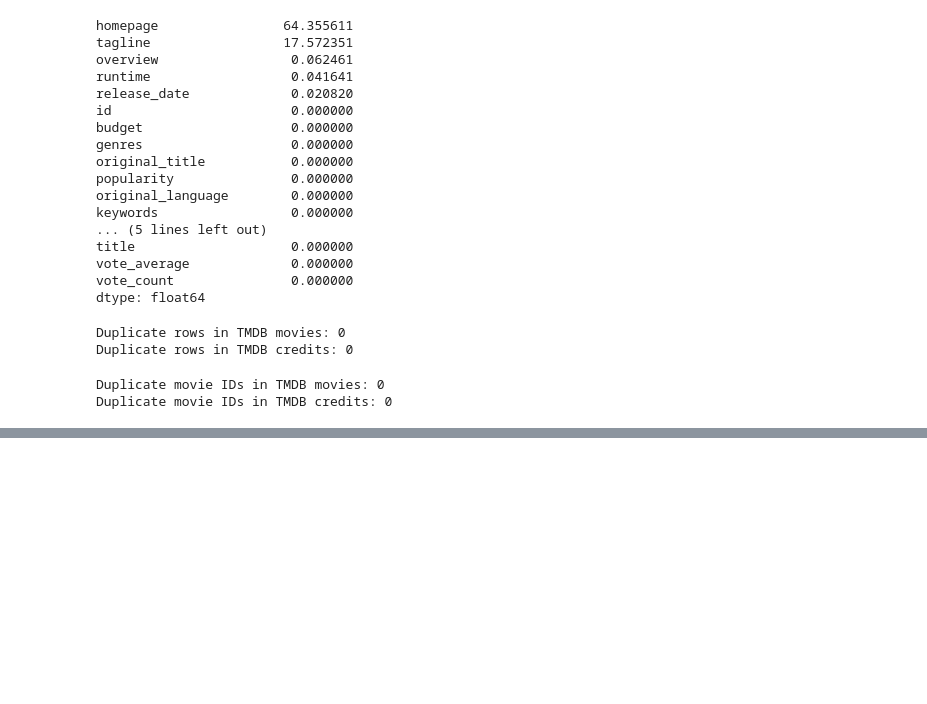
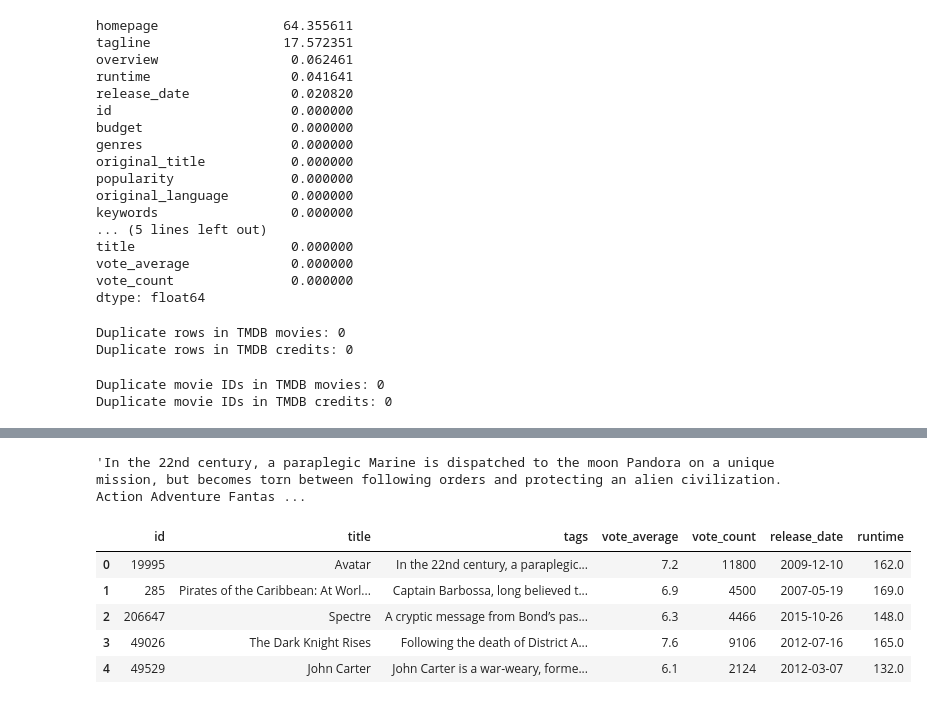
Before and after one commit to Achese-creator/movie-recommendation-system, a Jupyter notebook: notebooks/02_tmdb_eda.ipynb, the cells around one changed output, grey strips where cells are left out. Cells and saved outputs as stored; diff of their text form; code cells hidden in the pictures; blank space fills up the shorter version.

```diff
--- a/notebooks/02_tmdb_eda.ipynb
+++ b/notebooks/02_tmdb_eda.ipynb
@@ -144,0 +328,4 @@ Duplicate movie IDs in TMDB credits: 0
+# %%
+tmdb_content.loc[0, "tags"]
+# %% [output]
+'In the 22nd century, a paraplegic Marine is dispatched to the moon Pandora on a unique mission, but becomes torn between following orders and protecting an alien civilization. Action Adventure Fantas ...
@@ -144,0 +344,9 @@ Duplicate movie IDs in TMDB credits: 0
+# %%
+content_movies.head()
+# %% [output]
+|  | id | title | tags | vote_average | vote_count | release_date | runtime |
+| 0 | 19995 | Avatar | In the 22nd century, a paraplegic... | 7.2 | 11800 | 2009-12-10 | 162.0 |
+| 1 | 285 | Pirates of the Caribbean: At Worl... | Captain Barbossa, long believed t... | 6.9 | 4500 | 2007-05-19 | 169.0 |
+| 2 | 206647 | Spectre | A cryptic message from Bond’s pas... | 6.3 | 4466 | 2015-10-26 | 148.0 |
+| 3 | 49026 | The Dark Knight Rises | Following the death of District A... | 7.6 | 9106 | 2012-07-16 | 165.0 |
+| 4 | 49529 | John Carter | John Carter is a war-weary, forme... | 6.1 | 2124 | 2012-03-07 | 132.0 |
```
Also changed, not shown: parts of 40 cells of this notebook, 1 other file.
